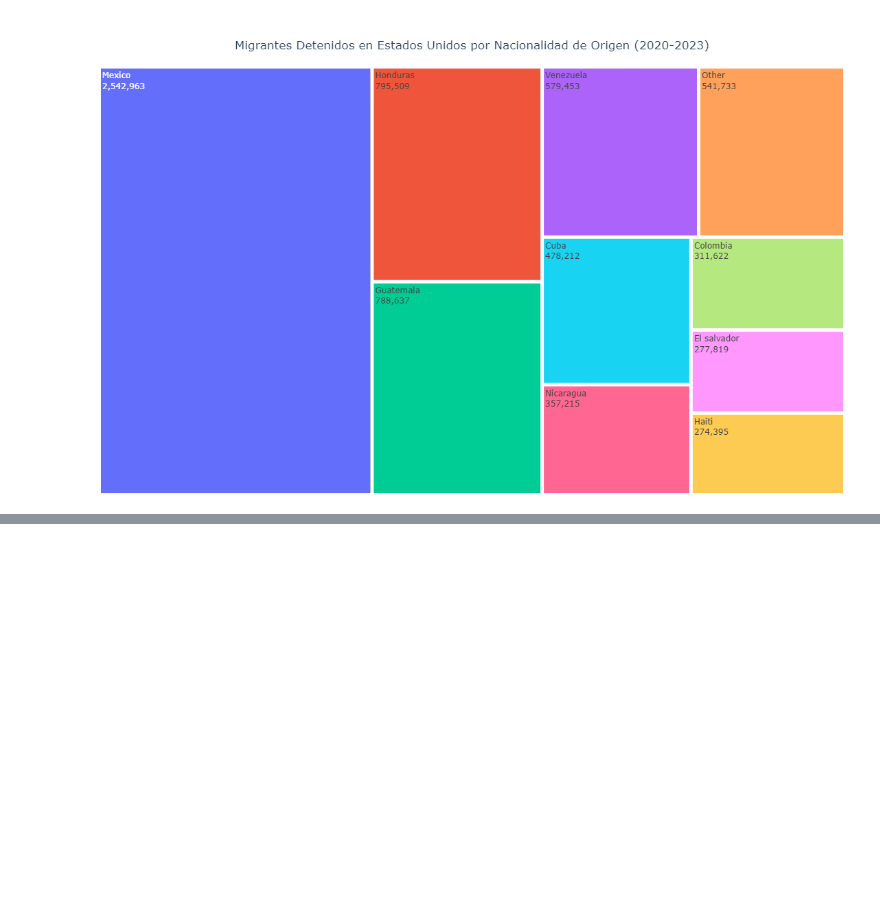
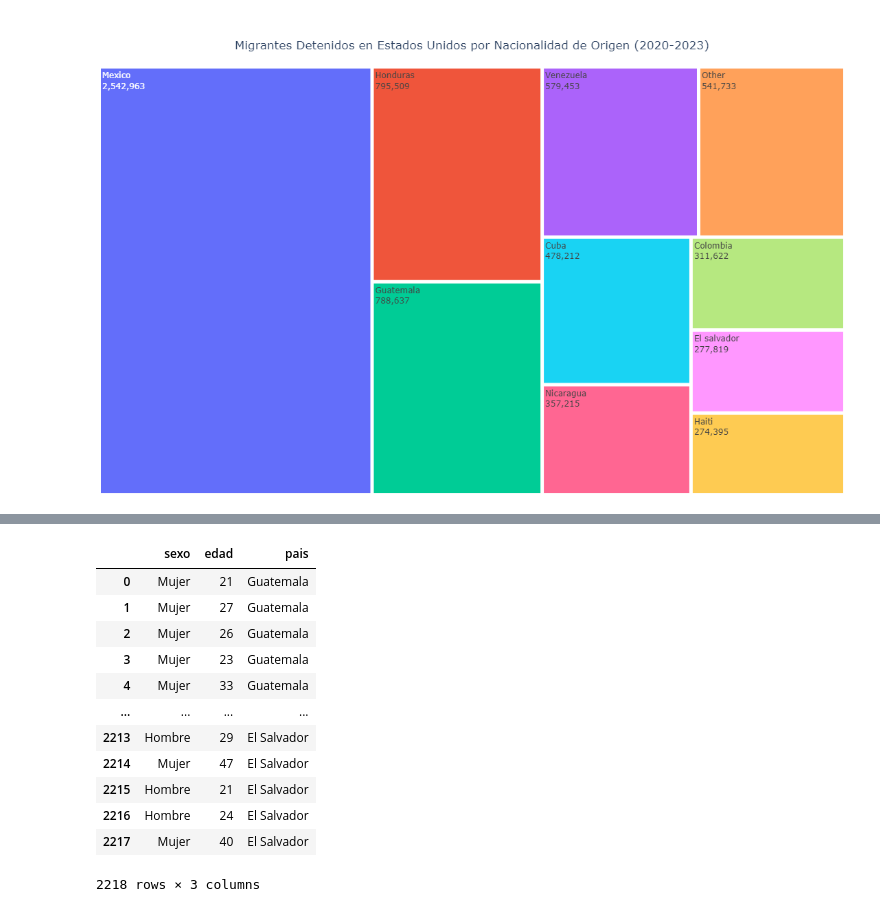
Before and after one commit to puriarter21/Mapa_Migracion_Irregular_Mexico, a Jupyter notebook: 2.Tesis/vistesis.ipynb, the cells around one changed output, grey strips where cells are left out. Cells and saved outputs as stored; diff of their text form; code cells hidden in the pictures; blank space fills up the shorter version.

```diff
--- a/2.Tesis/vistesis.ipynb
+++ b/2.Tesis/vistesis.ipynb
@@ -388,0 +591,17 @@ fig.show()
+# %%
+guate12 = pd.read_csv('C:\\Users\\puria\\Documents\\articulo\\Mapa_Migracion_Irregular_Mexico\\2.Tesis\\3. Emif Sur\\DMXGT1.csv')
+guate22 = pd.read_csv('C:\\Users\\puria\\Documents\\articulo\\Mapa_Migracion_Irregular_Mexico\\2.Tesis\\3. Emif Sur\\DMXGT2.csv')
+hon12 = pd.read_csv('C:\\Users\\puria\\Documents\\articulo\\Mapa_Migracion_Irregular_Mexico\\2.Tesis\\3. Emif Sur\\DMXHN1.csv')
+hon22 = pd.read_csv('C:\\Users\\puria\\Documents\\articulo\\Mapa_Migracion_Irregular_Mexico\\2.Tesis\\3. Emif Sur\\DMXHN2.csv')
+salv12 = pd.read_csv('C:\\Users\\puria\\Documents\\articulo\\Mapa_Migracion_Irregular_Mexico\\2.Tesis\\3. Emif Sur\\DMXSV1.csv')
+salv22 = pd.read_csv('C:\\Users\\puria\\Documents\\articulo\\Mapa_Migracion_Irregular_Mexico\\2.Tesis\\3. Emif Sur\\DMXSV2.csv')
+# %%
+# Añadimos una columna 'Source' a cada DataFrame para indicar su origen
+guate12['Source'] = 'guate12'
+guate22['Source'] = 'guate22'
+hon12['Source'] = 'hon12'
+hon22['Source'] = 'hon22'
+salv12['Source'] = 'salv12'
+salv22['Source'] = 'salv22'
+
+df_unido2 = pd.concat([guate12, guate22, hon12, hon22, salv12, salv22], ignore_index=True)
@@ -388,0 +613,2 @@ fig.show()
+# %%
+DevueltosMX = df_unido2[['p1','p2','p10p']]
@@ -388,0 +630,4 @@ fig.show()
+# %%
+DevueltosMX.rename(columns={'p1': 'sexo'}, inplace=True)
+DevueltosMX.rename(columns={'p2': 'edad'}, inplace=True)
+DevueltosMX.rename(columns={'p10p': 'pais'}, inplace=True)
@@ -388,0 +650,16 @@ fig.show()
+# %%
+DevueltosMX
+# %% [output]
+|  | sexo | edad | pais |
+| 0 | Mujer | 21 | Guatemala |
+| 1 | Mujer | 27 | Guatemala |
+| 2 | Mujer | 26 | Guatemala |
+| 3 | Mujer | 23 | Guatemala |
+| 4 | Mujer | 33 | Guatemala |
+| ... | ... | ... | ... |
+| 2213 | Hombre | 29 | El Salvador |
+| 2214 | Mujer | 47 | El Salvador |
+| 2215 | Hombre | 21 | El Salvador |
+| 2216 | Hombre | 24 | El Salvador |
+| 2217 | Mujer | 40 | El Salvador |
+2218 rows × 3 columns
```
Also changed, not shown: parts of 40 cells of this notebook, 24 other files.
